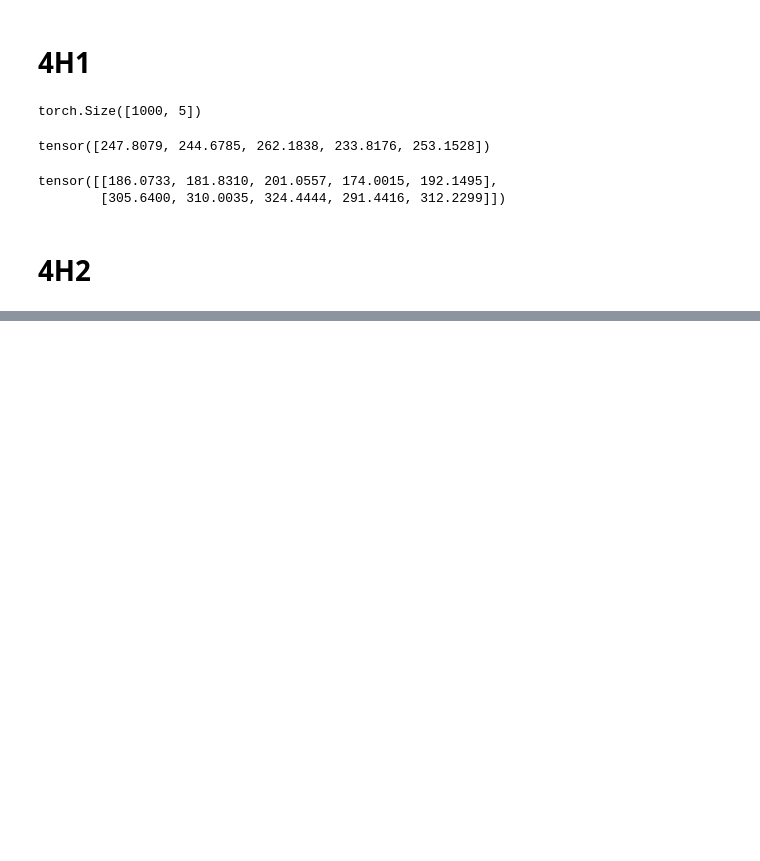
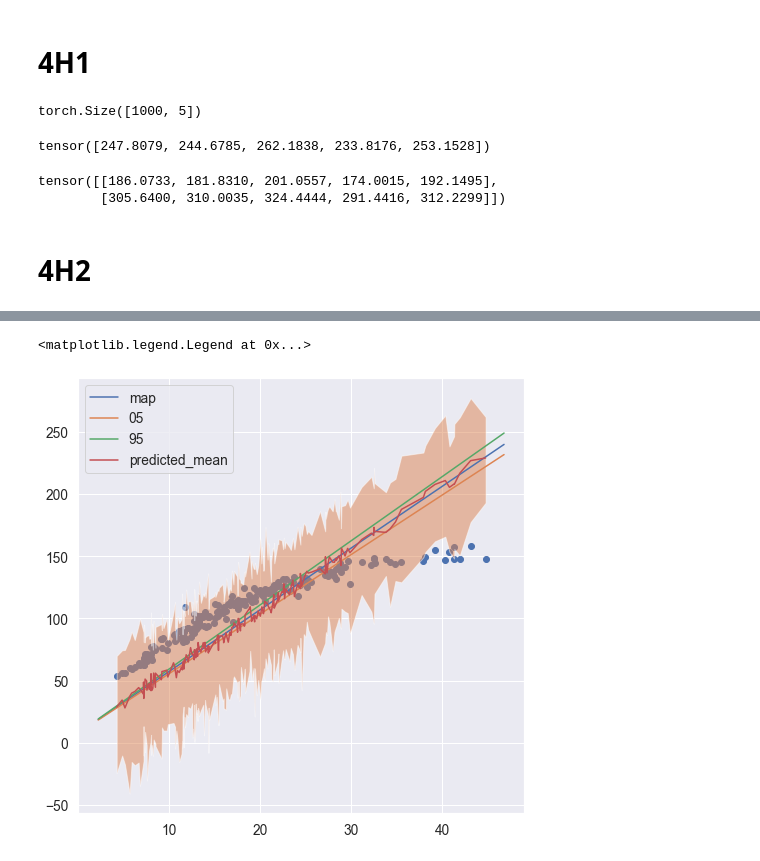
Before and after one commit to tobyrmanders/statistical-rethinking, a Jupyter notebook: code/chapter_04.ipynb, the cells around one changed output, grey strips where cells are left out. Drawn from its saved outputs; the diff is of its cells as text; code cells hidden in the pictures; blank space fills up the shorter version.

```diff
--- a/code/chapter_04.ipynb
+++ b/code/chapter_04.ipynb
@@ -429,0 +479,11 @@ sns.lineplot(x, (coef(m4h2)["a"] + coef(m4h2)["b"] * x), color="k");
+# %%
+samples = Predictive(model, guide=auto_guide, num_samples=50)(weight=weight)
+# %%
+a_samples = samples['a']
+b_samples = samples['b']
+
+map_a = a_samples.mean()
+map_b = b_samples.mean()
+
+b_05 = samples['b'].kthvalue(int(len(b_samples) * 0.05), dim=0)[0].detach().cpu().numpy()
+b_95 = samples['b'].kthvalue(int(len(b_samples) * 0.95), dim=0)[0].detach().cpu().numpy()
@@ -429,0 +498,8 @@ sns.lineplot(x, (coef(m4h2)["a"] + coef(m4h2)["b"] * x), color="k");
+# %%
+predictions = pd.DataFrame({
+    'weight': weight,
+    "h_mean": samples['height'].mean(0).detach().cpu().numpy(),
+    "h_perc_5": samples['height'].kthvalue(int(len(samples['height']) * 0.05), dim=0)[0].detach().cpu().numpy(),
+    "h_perc_95": samples['height'].kthvalue(int(len(samples['height']) * 0.95), dim=0)[0].detach().cpu().numpy(),
+    'true_height': height,
+}).sort_values(by='weight')
@@ -429,0 +522,28 @@ sns.lineplot(x, (coef(m4h2)["a"] + coef(m4h2)["b"] * x), color="k");
+# %%
+f, ax = plt.subplots(figsize=(8,8),)
+
+ax.scatter(weight, height)
+
+xlim = ax.get_xlim()
+x = np.linspace(*xlim, 10)
+y = map_a + map_b * x
+y_05 = map_a + b_05 * x
+y_95 = map_a + b_95 * x
+ax.plot(x, y, label='map')
+ax.plot(x, y_05, label='05')
+ax.plot(x, y_95, label='95')
+
+ax.plot(predictions['weight'], predictions['h_mean'], label='predicted_mean')
+ax.fill_between(predictions['weight'], predictions['h_perc_5'], predictions['h_perc_95'], alpha=0.5)
+
+# ax.set(xlabel='weight (centered)', ylabel='height')
+
+ax.legend()
+
+# ax.fill_between(weight, predictions['h_perc_5'], predictions['h_perc_95'], alpha=0.5)
+
+# ax.plot(predictions['weight'], predictions['true_height'], "o")
+# ax.set(xlabel='weight (centered)', ylabel='height')
+# %% [output]
+<matplotlib.legend.Legend at 0x...>
+[figure, added]
```
Also changed, not shown: parts of 11 cells of this notebook.
